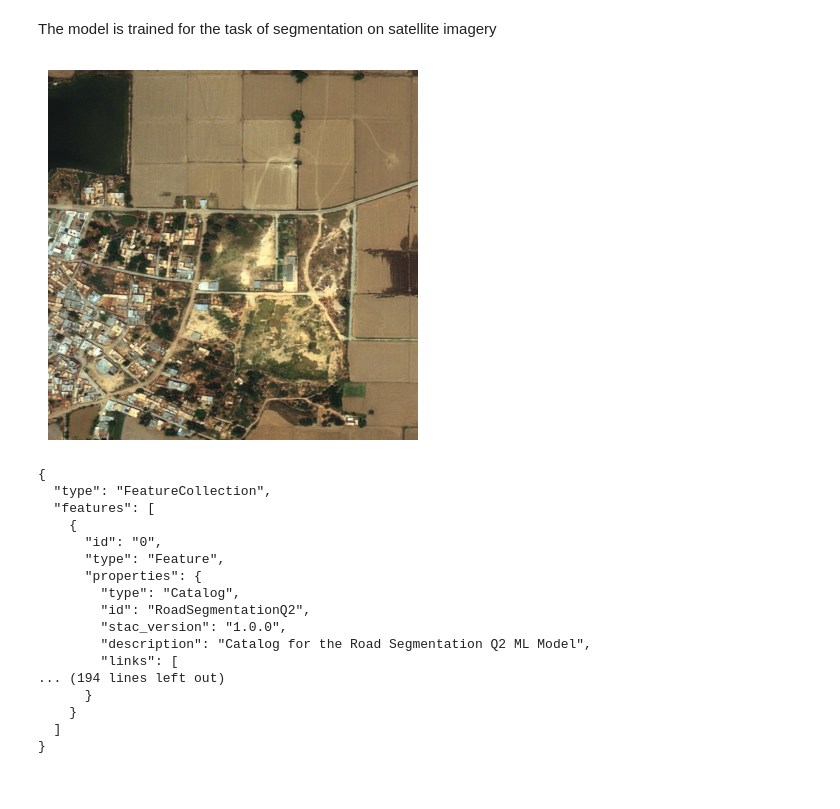
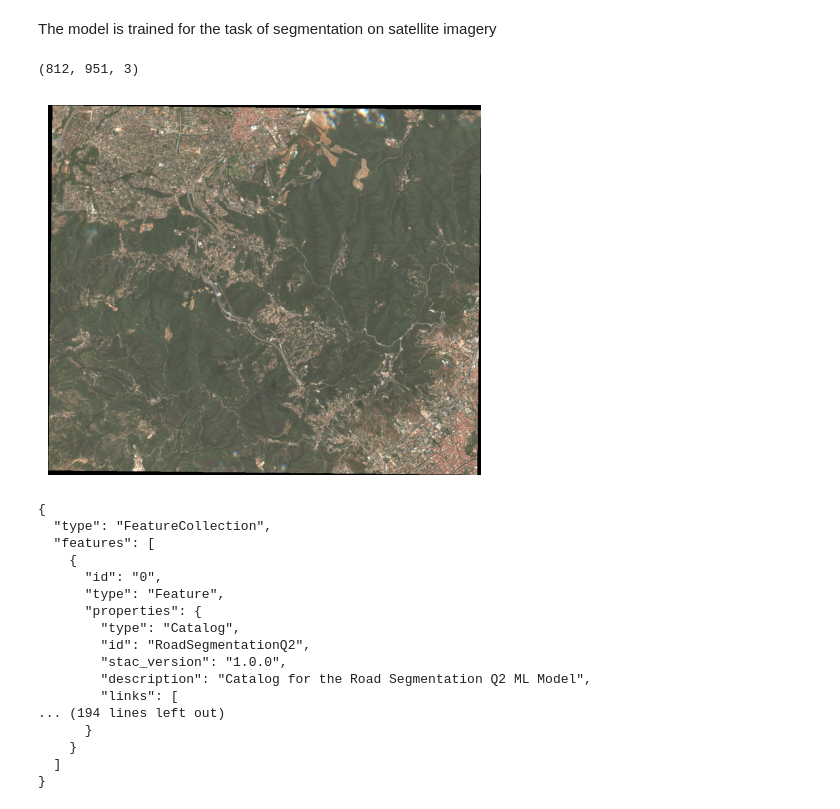
Before and after one commit to earthpulse/ml-inference, a Jupyter notebook: examples/02_road_segmentation.ipynb, the cells around one changed output. Cells and saved outputs as stored; diff of their text form; code cells hidden in the pictures.

```diff
--- a/examples/02_road_segmentation.ipynb
+++ b/examples/02_road_segmentation.ipynb
@@ -2,20 +2,43 @@
 # Road Segmentation
 # %% [markdown]
 The model is trained for the task of segmentation on satellite imagery
-# %%
-
-from PIL import Image
-import matplotlib.pyplot as plt
-
-img_path = 'samples/deep_globe.jpg' # RGB
-# img_path = 'samples/deep_globe.png' # RGBA
-
-img = Image.open(img_path)
-plt.imshow(img)
-plt.axis('off')
-plt.show()
-# %% [output]
-[figure, removed]
+# %%
+
+from PIL import Image
+import matplotlib.pyplot as plt
+import rasterio as rio
+import numpy as np
+from skimage.io import imsave
+
+# img_path = 'samples/deep_globe.jpg' # RGB
+# img_path = 'samples/deep_globe.png' # RGBA
+# img_path = 'samples/sentinel-2-l2a_2024-08-24.tif'
+img_path = "samples/T31TDF_20240824T104021_RGB_10m.jp2 (1).tiff"
+
+def tif2rgb(tif_path):
+	# x = rio.open(tif_path).read((4,3,2)) # read RGB bands
+	x = rio.open(tif_path).read((1,2,3)) # read RGB bands
+	x = np.clip(x / 4000, 0, 1) # normalize to 0-1 with increased brightness
+	x = (x * 255).astype(np.uint8) # convert to uint8
+	x = x.transpose(1,2,0) # convert to HWC
+	# x = resize(x, (256,256))
+	# x = (x * 255).astype(np.uint8) # convert to uint8
+	# crop
+	# x = x[-512:,-512:,:]
+	print(x.shape)
+	new_path = tif_path.replace('.tif', '.png')
+	imsave(new_path, x)
+	return new_path
+
+img_path = tif2rgb(img_path)
+
+img = Image.open(img_path)
+plt.imshow(img)
+plt.axis('off')
+plt.show()
+# %% [output]
+(812, 951, 3)
+[figure, added]
 # %%
 import requests
 from IPython.display import JSON
```
Also changed, not shown: parts of 4 cells of this notebook, 9 other files.
